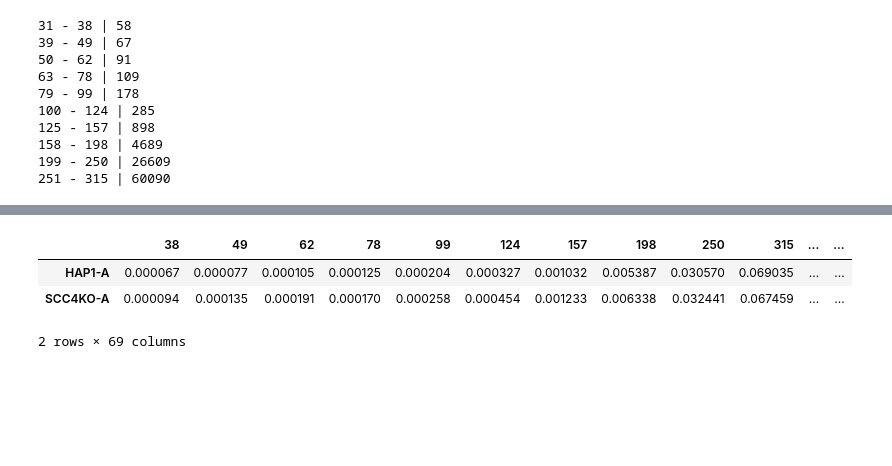
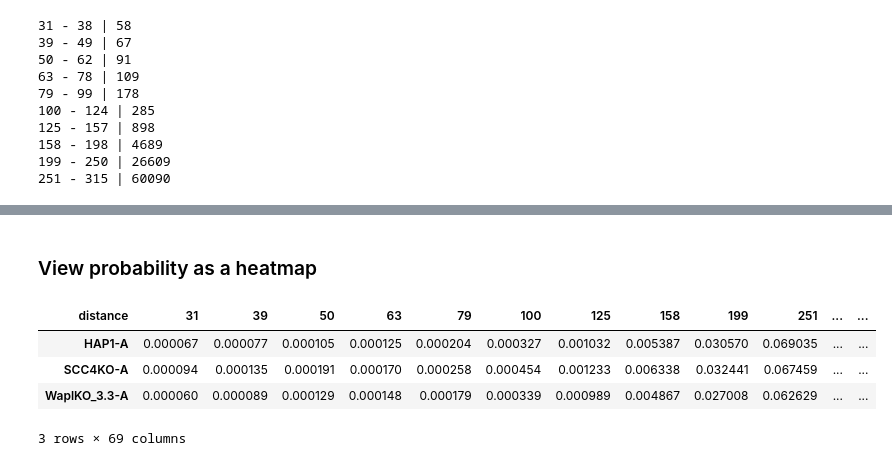
Before and after one commit to rnakato/Springer_contact_distance_plot, a Jupyter notebook: Springer_contact_distance_plot.ipynb, the cells around one changed output, grey strips where cells are left out. Cells and saved outputs as stored; diff of their text form; code cells hidden in the pictures; blank space fills up the shorter version.

```diff
--- a/Springer_contact_distance_plot.ipynb
+++ b/Springer_contact_distance_plot.ipynb
@@ -160,6 +151,28 @@ bin_counts = bin_counts.with_columns(
 
 bin_counts.columns = ['distance', 'contact', 'probability']
 bin_counts_SCC4KO = bin_counts
+# %%
+# WAPLKO
+df = pl.read_csv("merged_nodups.WaplKO_3.3-A.txt.gz", separator=" ",
+                  truncate_ragged_lines=True, has_header=False)
+
+filtered_df = df.filter((df['column_2'] == df['column_6']) &
+                         (df['column_9'] >= 30) &
+                         (df['column_12'] >= 30))
+
+diffs = (filtered_df['column_3'] - filtered_df['column_7']).abs()
+diffs_list = diffs.to_list()
+bins = pl.Series(name="bins", values=range(0, max_diff + bin_size, bin_size))
+binned_diffs = (diffs // bin_size) * bin_size
+binned_diffs_df = pl.DataFrame({"binned_diffs": binned_diffs})
+bin_counts = binned_diffs_df.group_by("binned_diffs").agg(pl.count()).sort("binned_diffs")
+
+bin_counts = bin_counts.with_columns(
+    (bin_counts["count"] / bin_counts["count"].sum()).alias("probability")
+)
+
+bin_counts.columns = ['distance', 'contact', 'probability']
+bin_counts_WAPLKO = bin_counts
 # %%
 import seaborn as sns
 import matplotlib.pyplot as plt
@@ -297,23 +343,22 @@ plt.legend()
+# %% [markdown]
+### View probability as a heatmap
 # %%
 dfarray = []
-for sample in ['HAP1-A', 'SCC4KO-A']:
-    path = sample + '.distance.log.txt'
-    df = pd.read_csv(path, sep="|", header=None, index_col=0)
-    df = df/df.sum()
-    df.columns = [sample]
+
+for sample in ['HAP1-A', 'SCC4KO-A', 'WaplKO_3.3-A']:
+    df = get_distancedata(sample + '.distance.log.txt')
+    df.index = df['distance']
+    df.columns = ['distance', 'count', sample]
+    df = df[sample]
     dfarray.append(df)
 
 Jdata = pd.concat(dfarray, axis=1)
-
-def f_str(x):
-    return int(str(x).split('-')[1])
-
-Jdata.index =Jdata.index.map(f_str)
 Jdata = Jdata.T
 Jdata
 # %% [output]
-|  | 38 | 49 | 62 | 78 | 99 | 124 | 157 | 198 | 250 | 315 | ... | ... |
+| distance | 31 | 39 | 50 | 63 | 79 | 100 | 125 | 158 | 199 | 251 | ... | ... |
 | HAP1-A | 0.000067 | 0.000077 | 0.000105 | 0.000125 | 0.000204 | 0.000327 | 0.001032 | 0.005387 | 0.030570 | 0.069035 | ... | ... |
 | SCC4KO-A | 0.000094 | 0.000135 | 0.000191 | 0.000170 | 0.000258 | 0.000454 | 0.001233 | 0.006338 | 0.032441 | 0.067459 | ... | ... |
+| WaplKO_3.3-A | 0.000060 | 0.000089 | 0.000129 | 0.000148 | 0.000179 | 0.000339 | 0.000989 | 0.004867 | 0.027008 | 0.062629 | ... | ... |
-2 rows × 69 columns
+3 rows × 69 columns
 # %%
```
Also changed, not shown: parts of 17 cells of this notebook.
